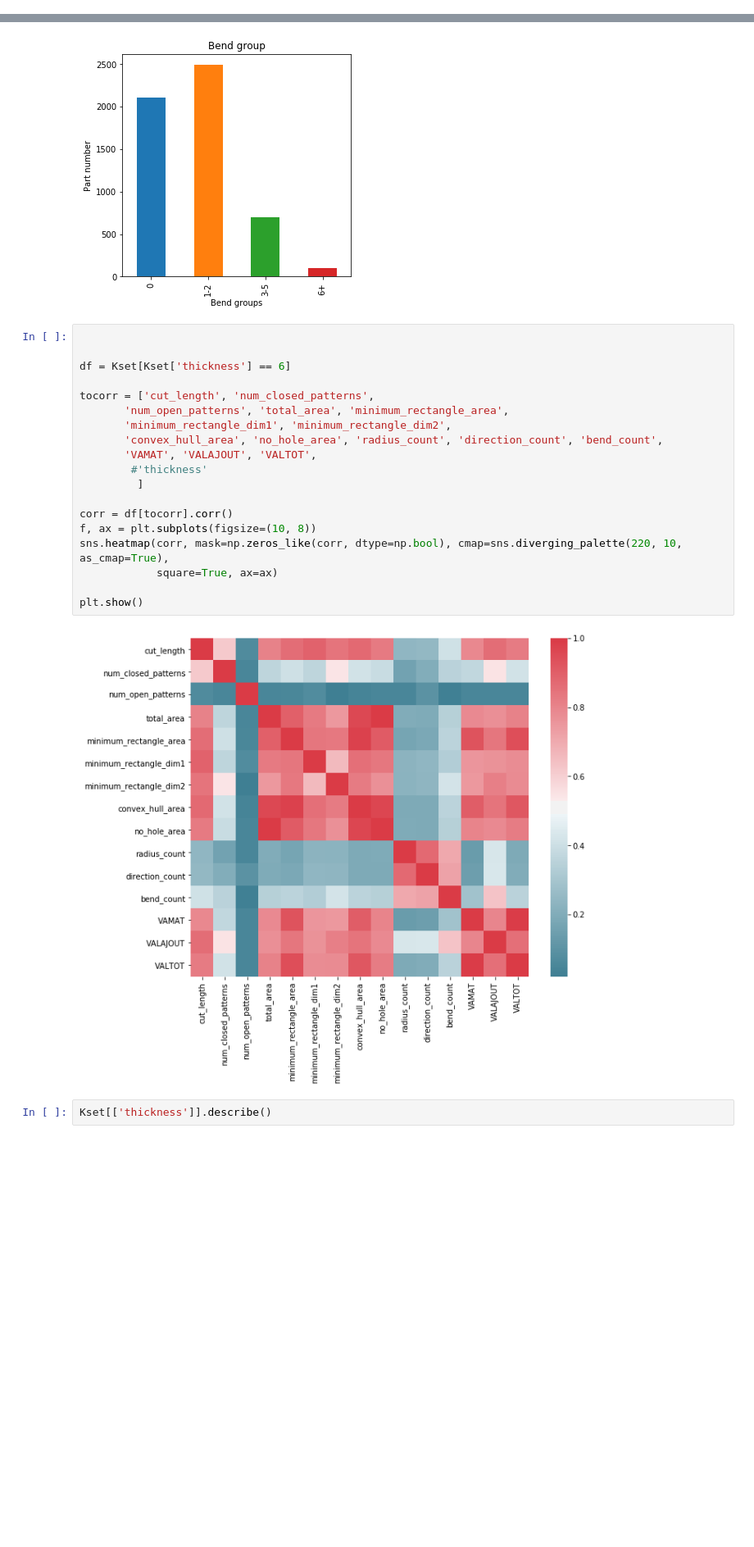
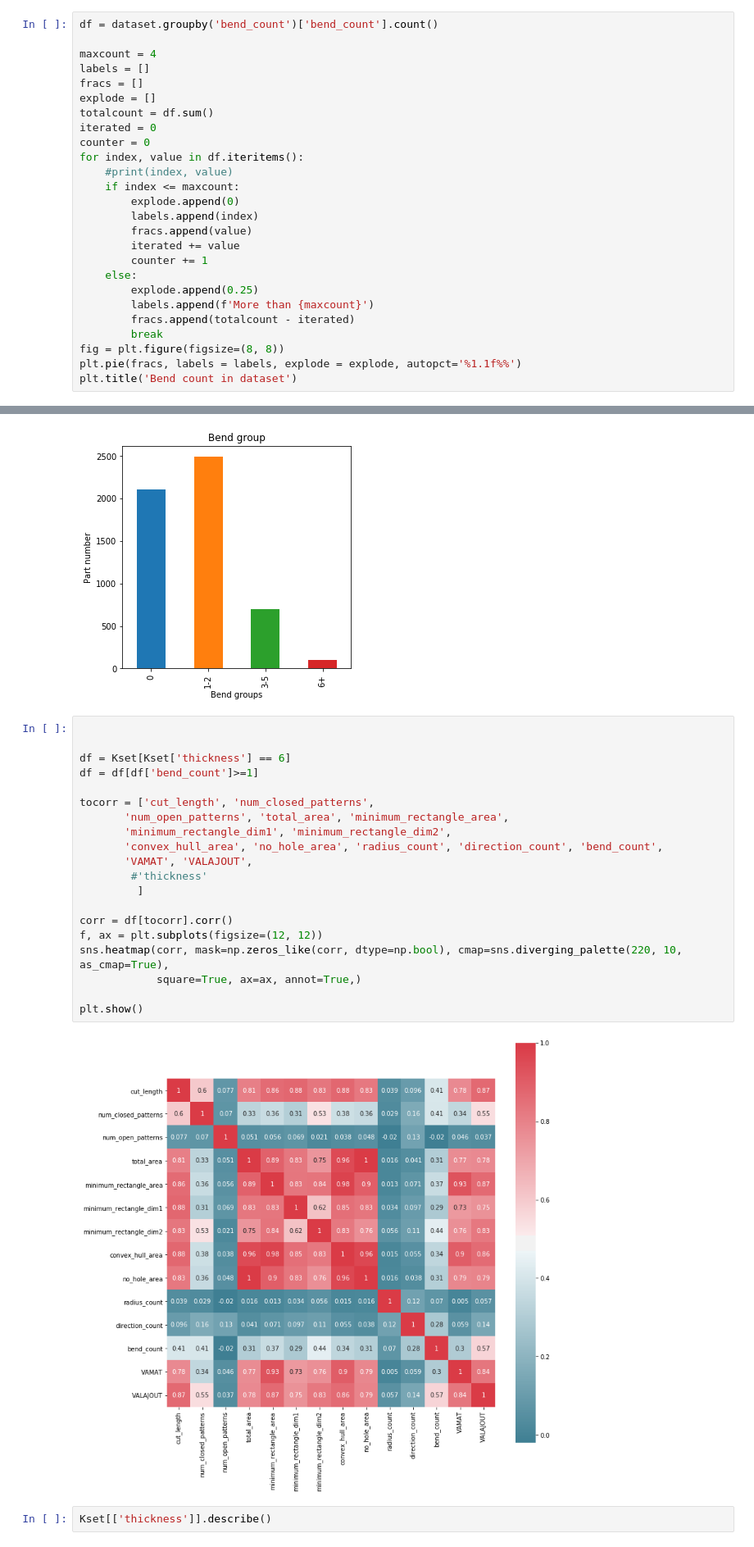
Before and after one commit to rudloffl/sheet-metal-cost-calculator, a Jupyter notebook: Y1 - Notebooks/B1 - data exploration.ipynb, the cells around one changed output, grey strips where cells are left out. Shown at 82% size. Saved outputs shown, nothing was run; the diff lists cells and outputs as text; blank space fills up the shorter version.

```diff
--- a/Y1 - Notebooks/B1 - data exploration.ipynb
+++ b/Y1 - Notebooks/B1 - data exploration.ipynb
@@ -368,0 +414,26 @@ Name: bend_count, dtype: float64
+# %%
+df = dataset.groupby('bend_count')['bend_count'].count()
+
+maxcount = 4
+labels = []
+fracs = []
+explode = []
+totalcount = df.sum()
+iterated = 0
+counter = 0
+for index, value in df.iteritems():
+    #print(index, value)
+    if index <= maxcount:
+        explode.append(0)
+        labels.append(index)
+        fracs.append(value)
+        iterated += value
+        counter += 1
+    else:
+        explode.append(0.25)
+        labels.append(f'More than {maxcount}')
+        fracs.append(totalcount - iterated)
+        break
+fig = plt.figure(figsize=(8, 8))
+plt.pie(fracs, labels = labels, explode = explode, autopct='%1.1f%%')
+plt.title('Bend count in dataset')
@@ -938,24 +1027,25 @@ plt.show()
 # %%
 
 
 df = Kset[Kset['thickness'] == 6]
+df = df[df['bend_count']>=1]
 
 tocorr = ['cut_length', 'num_closed_patterns',
        'num_open_patterns', 'total_area', 'minimum_rectangle_area',
        'minimum_rectangle_dim1', 'minimum_rectangle_dim2',
        'convex_hull_area', 'no_hole_area', 'radius_count', 'direction_count', 'bend_count',
-       'VAMAT', 'VALAJOUT', 'VALTOT',
+       'VAMAT', 'VALAJOUT',
         #'thickness'
          ]
 
 corr = df[tocorr].corr()
-f, ax = plt.subplots(figsize=(10, 8))
+f, ax = plt.subplots(figsize=(12, 12))
 sns.heatmap(corr, mask=np.zeros_like(corr, dtype=np.bool), cmap=sns.diverging_palette(220, 10, as_cmap=True),
-            square=True, ax=ax)
+            square=True, ax=ax, annot=True,)
 
 plt.show()
 # %% [output]
-[figure, old version]
+[figure, new version]
 # %%
 Kset[['thickness']].describe()
 # %% [output]
```
Also changed, not shown: parts of 12 cells of this notebook, 9 other files.
